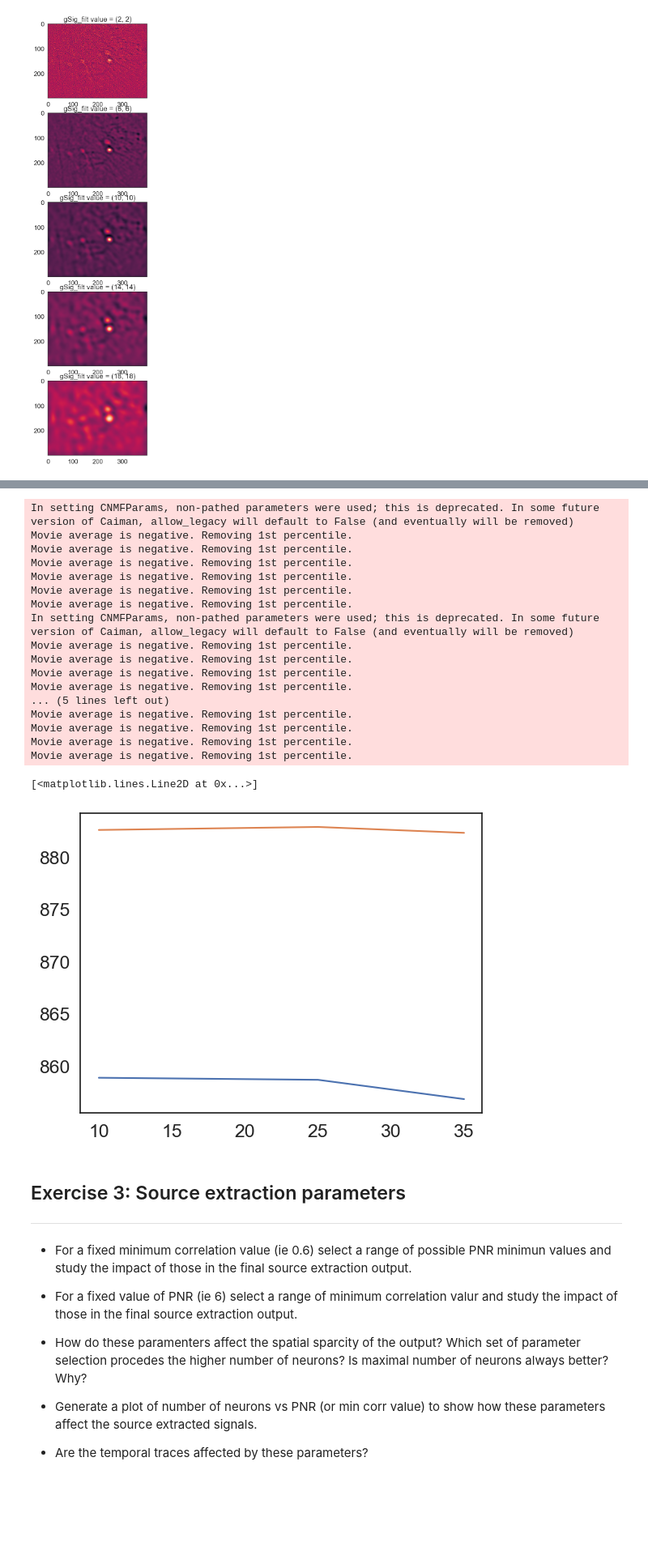
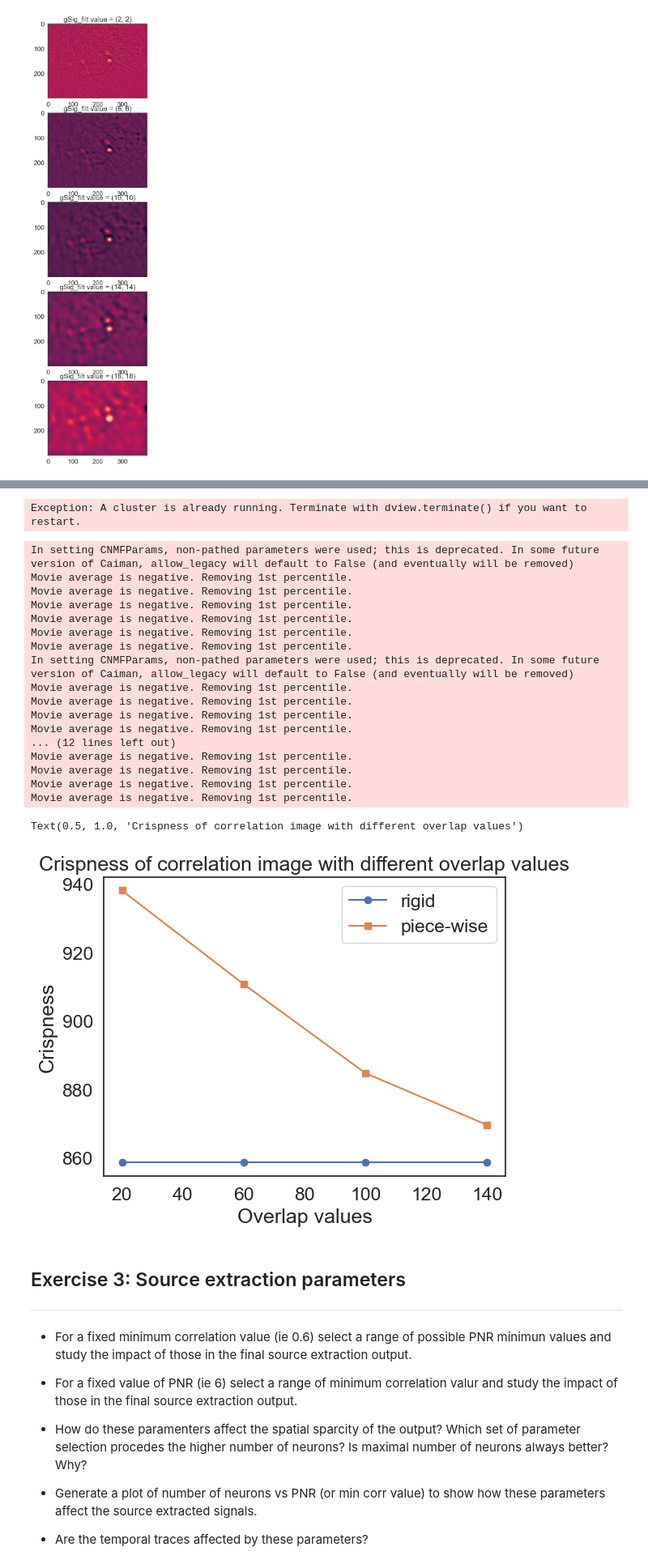
Before and after one commit to lbroekema/neuro-analysis, a Jupyter notebook: exercises_CALCIUM.ipynb, the cells around one changed output, grey strips where cells are left out. Shown at 81% size. Cells and saved outputs as stored; diff of their text form; code cells hidden in the pictures; blank space fills up the shorter version.

```diff
--- a/exercises_CALCIUM.ipynb
+++ b/exercises_CALCIUM.ipynb
@@ -359,29 +343,21 @@ for shift in shift_vals:
 
 shift_values = [s[0] for s in shift_vals]
 
-plt.plot(shift_values, crispness_rigid)
+plt.plot(shift_values, crispness_rigid, marker = "o")
 
-plt.plot(shift_values, crispness_pw)
+plt.plot(shift_values, crispness_pw, marker = "s")
+
+plt.legend(["rigid", "piece-wise"])
+
+plt.xlabel("Max-shift values")
+plt.ylabel("Crispness")
+plt.title("Crispness of correlation image with different values for max shift")
+
+# Max shift does not seem to impact the crispness of the correlation image a lot,
+# only for the highest value it seems to decrease a little, I only choose 3 values,
+# because it took very long time to run it
 # %% [output]
-In setting CNMFParams, non-pathed parameters were used; this is deprecated. In some future version of Caiman, allow_legacy will default to False (and eventually will be removed)
-Movie average is negative. Removing 1st percentile.
-Movie average is negative. Removing 1st percentile.
-Movie average is negative. Removing 1st percentile.
-Movie average is negative. Removing 1st percentile.
-Movie average is negative. Removing 1st percentile.
-Movie average is negative. Removing 1st percentile.
-In setting CNMFParams, non-pathed parameters were used; this is deprecated. In some future version of Caiman, allow_legacy will default to False (and eventually will be removed)
-Movie average is negative. Removing 1st percentile.
-Movie average is negative. Removing 1st percentile.
-Movie average is negative. Removing 1st percentile.
-Movie average is negative. Removing 1st percentile.
-... (5 lines left out)
-Movie average is negative. Removing 1st percentile.
-Movie average is negative. Removing 1st percentile.
-Movie average is negative. Removing 1st percentile.
-Movie average is negative. Removing 1st percentile.
+Exception: A cluster is already running. Terminate with dview.terminate() if you want to restart.
-[<matplotlib.lines.Line2D at 0x...>]
-[figure, removed]
 # %%
 parameters_motion_correction = { 'pw_rigid': True,       # flag for performing piecewise-rigid motion correction (otherwise just rigid)
                                 'gSig_filt': (5, 5),     # size of high pass spatial filtering, used in 1p data
@@ -429,35 +405,65 @@ for overlap in overlap_vals:
     final_size = mc.total_template_els.shape
 
     tmpl_rig, correlations_rig, flows_rig, norms_rig, crisp_rig = cm.motion_correction.compute_metrics_motion_correction(
         mc.fname_tot_rig[0],
         final_size[0],
         final_size[1],
         False,
         winsize=100,
         play_flow=False,
         resize_fact_flow=0.1
     )
 
 
     tmpl_pw, correlations_pw, flows_pw, norms_pw, crisp_pw = cm.motion_correction.compute_metrics_motion_correction(
         mc.fname_tot_els[0],
         final_size[0],
         final_size[1],
         False,
         winsize=100,
         play_flow=False,
         resize_fact_flow=0.1
     )
 
     crispness_rigid.append(crisp_rig)
     crispness_pw.append(crisp_pw)
 
 
 overlap_values = [o[0] for o in overlap_vals]
 
-plt.plot(overlap_values, crispness_rigid)
+plt.plot(overlap_values, crispness_rigid, marker = "o")
 
-plt.plot(overlap_values, crispness_pw)
+plt.plot(overlap_values, crispness_pw, marker = "s")
+
+plt.legend(["rigid", "piece-wise"])
+
+plt.xlabel("Overlap values")
+plt.ylabel("Crispness")
+plt.title("Crispness of correlation image with different overlap values")
+
+# it has no effect on the rigid motion correction which is expected as there it is
+# not segmented, and for the piece wise, the more overlap the lower the crispness of the image
+# with the values I choose
+# %% [output]
+In setting CNMFParams, non-pathed parameters were used; this is deprecated. In some future version of Caiman, allow_legacy will default to False (and eventually will be removed)
+Movie average is negative. Removing 1st percentile.
+Movie average is negative. Removing 1st percentile.
+Movie average is negative. Removing 1st percentile.
+Movie average is negative. Removing 1st percentile.
+Movie average is negative. Removing 1st percentile.
+Movie average is negative. Removing 1st percentile.
+In setting CNMFParams, non-pathed parameters were used; this is deprecated. In some future version of Caiman, allow_legacy will default to False (and eventually will be removed)
+Movie average is negative. Removing 1st percentile.
+Movie average is negative. Removing 1st percentile.
+Movie average is negative. Removing 1st percentile.
+Movie average is negative. Removing 1st percentile.
+... (12 lines left out)
+Movie average is negative. Removing 1st percentile.
+Movie average is negative. Removing 1st percentile.
+Movie average is negative. Removing 1st percentile.
+Movie average is negative. Removing 1st percentile.
+Text(0.5, 1.0, 'Crispness of correlation image with different overlap values')
+[figure, added]
 # %% [markdown]
 ## Exercise 3: Source extraction parameters
 ---
```
Also changed, not shown: parts of 5 cells of this notebook.
